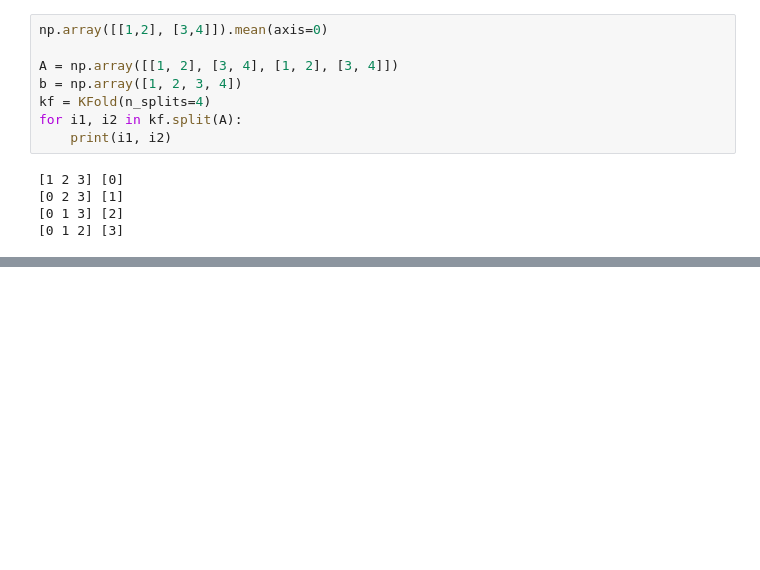
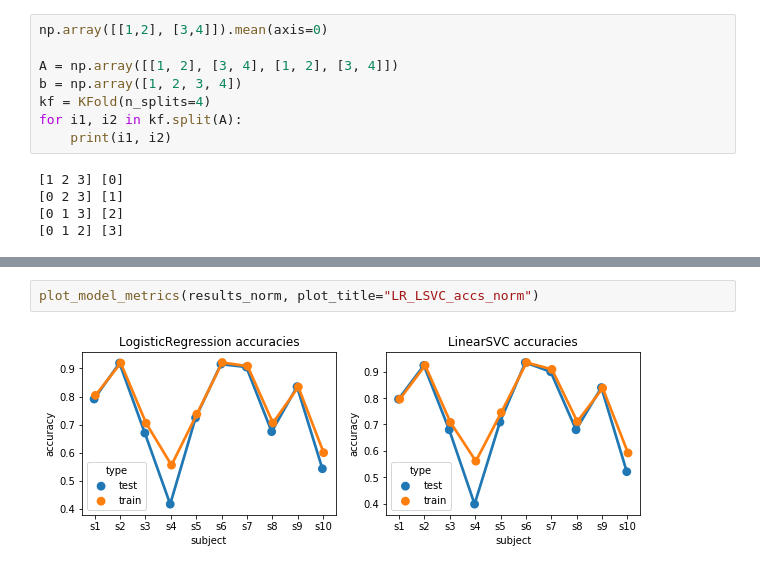
Before and after one commit to mariliisvelner/ofc-analysis, a Jupyter notebook: regression_analysis.ipynb, the cells around one changed output, grey strips where cells are left out. Cells and saved outputs as stored; diff of their text form; blank space fills up the shorter version.

```diff
--- a/regression_analysis.ipynb
+++ b/regression_analysis.ipynb
@@ -343,0 +447,4 @@ plot_model_accs(results_norm)
+# %%
+plot_model_metrics(results_norm, plot_title="LR_LSVC_accs_norm")
+# %% [output]
+[figure, added]
```
Also changed, not shown: parts of 52 cells of this notebook, 7 other files.
